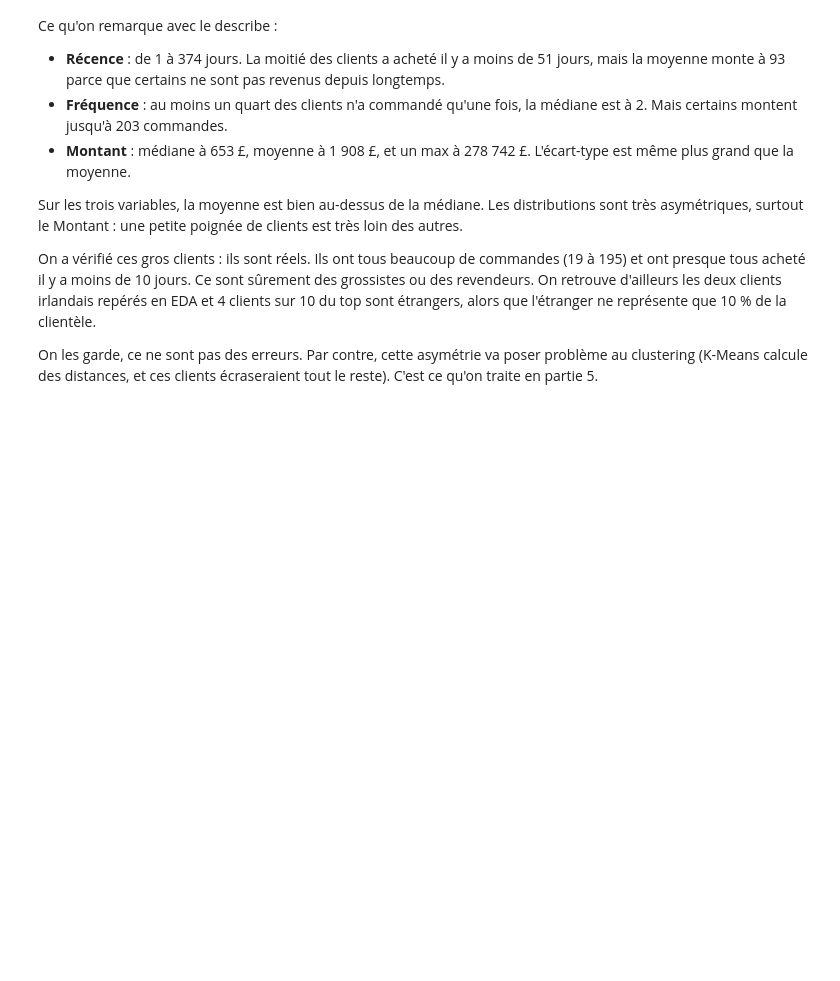
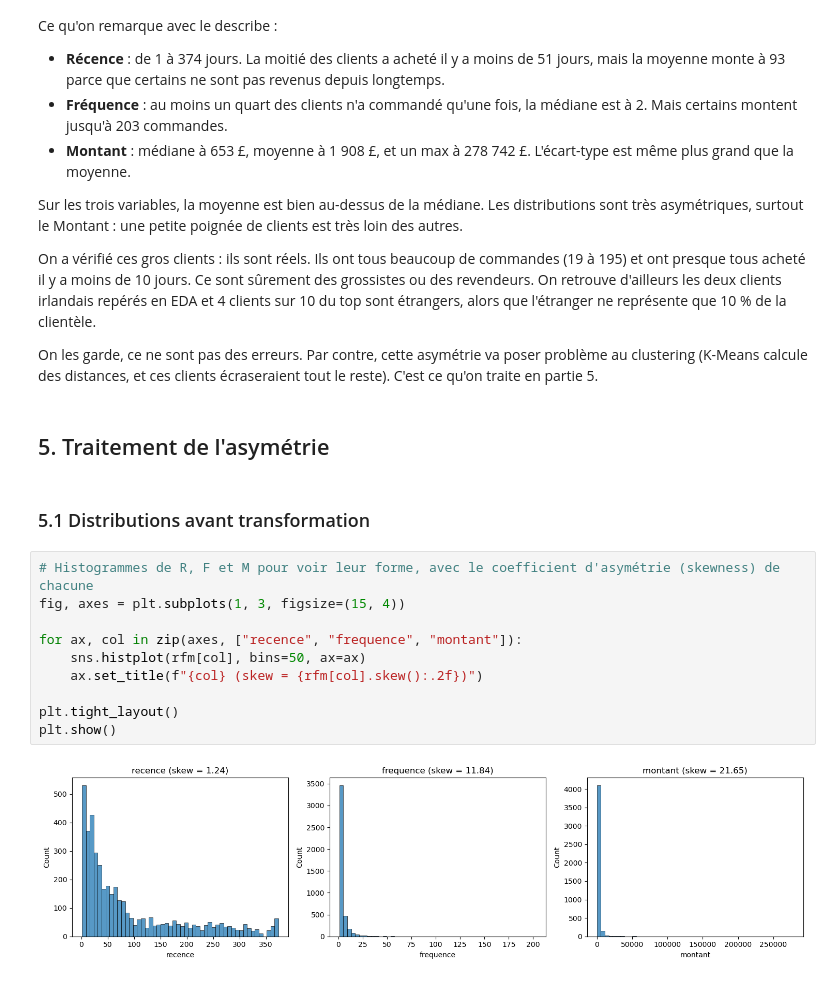
Before and after one commit to Zohair69/globalshop-rfm, a Jupyter notebook: notebooks/online_retail_clustering_rfm.ipynb, the cells around one changed output. Drawn from its saved outputs; the diff is of its cells as text; blank space fills up the shorter version.

```diff
--- a/notebooks/online_retail_clustering_rfm.ipynb
+++ b/notebooks/online_retail_clustering_rfm.ipynb
@@ -895,3 +895,19 @@ Sur les trois variables, la moyenne est bien au-dessus de la médiane. Les distr
 On a vérifié ces gros clients : ils sont réels. Ils ont tous beaucoup de commandes (19 à 195) et ont presque tous acheté il y a moins de 10 jours. Ce sont sûrement des grossistes ou des revendeurs. On retrouve d'ailleurs les deux clients irlandais repérés en EDA et 4 clients sur 10 du top sont étrangers, alors que l'étranger ne représente que 10 % de la clientèle.
 
 On les garde, ce ne sont pas des erreurs. Par contre, cette asymétrie va poser problème au clustering (K-Means calcule des distances, et ces clients écraseraient tout le reste). C'est ce qu'on traite en partie 5.
+# %% [markdown]
+## 5. Traitement de l'asymétrie
+# %% [markdown]
+### 5.1 Distributions avant transformation
+# %%
+# Histogrammes de R, F et M pour voir leur forme, avec le coefficient d'asymétrie (skewness) de chacune
+fig, axes = plt.subplots(1, 3, figsize=(15, 4))
+
+for ax, col in zip(axes, ["recence", "frequence", "montant"]):
+    sns.histplot(rfm[col], bins=50, ax=ax)
+    ax.set_title(f"{col} (skew = {rfm[col].skew():.2f})")
+
+plt.tight_layout()
+plt.show()
+# %% [output]
+[figure, added]
```
Also changed, not shown: parts of 8 cells of this notebook.
